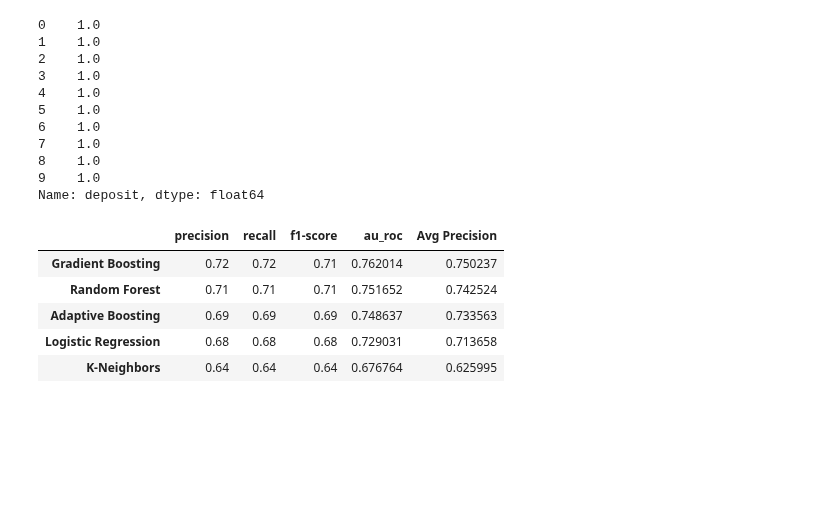
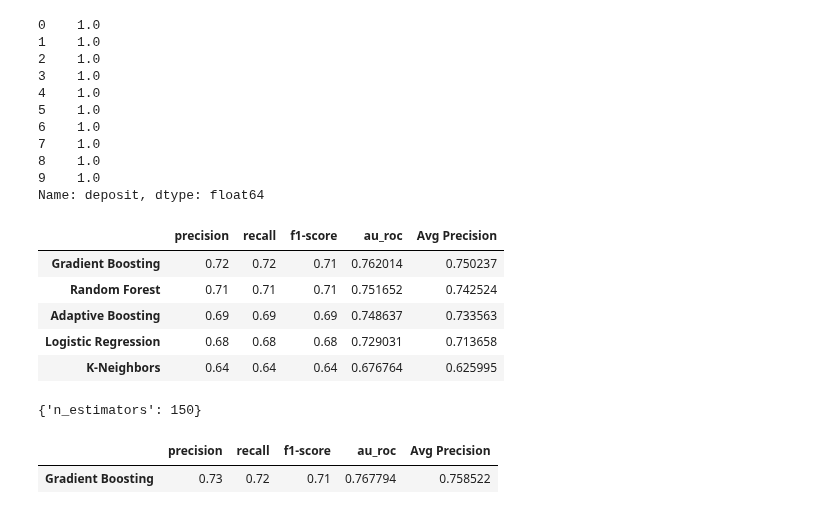
Before and after one commit to Edwardp17/Kaggle, a Jupyter notebook: marketing_bank/marketing_bank.ipynb, the cells around one changed output. Drawn from its saved outputs; the diff is of its cells as text; code cells hidden in the pictures; blank space fills up the shorter version.

```diff
--- a/marketing_bank/marketing_bank.ipynb
+++ b/marketing_bank/marketing_bank.ipynb
@@ -458,3 +458,21 @@ scores
 | Adaptive Boosting | 0.69 | 0.69 | 0.69 | 0.748637 | 0.733563 |
 | Logistic Regression | 0.68 | 0.68 | 0.68 | 0.729031 | 0.713658 |
 | K-Neighbors | 0.64 | 0.64 | 0.64 | 0.676764 | 0.625995 |
+# %%
+param_grid = {
+    'n_estimators': [100,150,200,500,1000],
+}
+
+CV_gbc1 = GridSearchCV(estimator = GradientBoostingClassifier(random_state = 1), param_grid = param_grid, cv = 5, scoring = 'average_precision')
+CV_gbc1.fit(X_val, y_val)
+print(CV_gbc1.best_params_)
+# %% [output]
+{'n_estimators': 150}
+# %%
+gb_v_fit = get_fits([GradientBoostingClassifier(**CV_gbc1.best_params_, random_state = 1)])
+# %%
+gb_v_score = get_scores(gb_v_fit, ['Gradient Boosting'], X_val, y_val)
+gb_v_score
+# %% [output]
+|  | precision | recall | f1-score | au_roc | Avg Precision |
+| Gradient Boosting | 0.73 | 0.72 | 0.71 | 0.767794 | 0.758522 |
```
